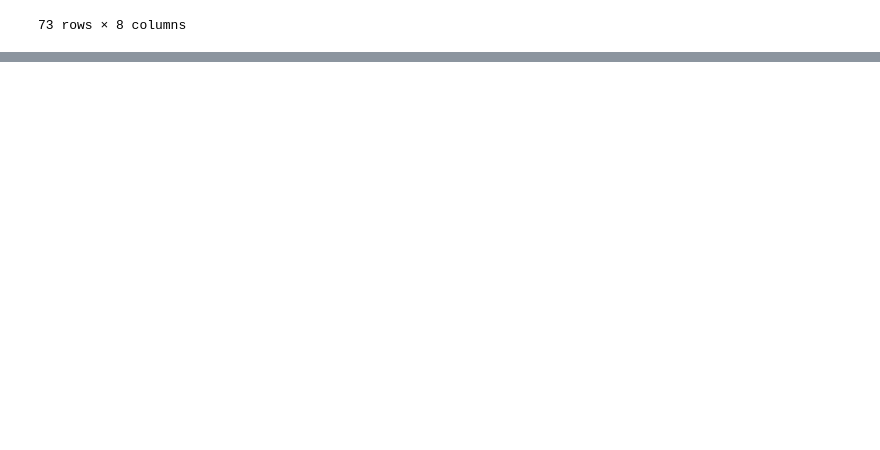
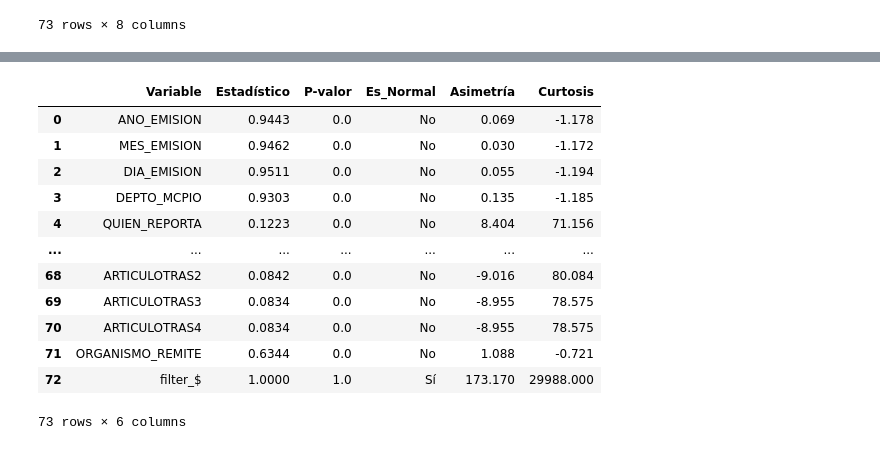
Before and after one commit to FerAHMz/proy1-md, a Jupyter notebook: data-analist-violencia-intrafamiliar/analisis_violenciaIntra.ipynb, the cells around one changed output, grey strips where cells are left out. Drawn from its saved outputs; the diff is of its cells as text; code cells hidden in the pictures; blank space fills up the shorter version.

Commit message:
inciso b

```diff
--- a/data-analist-violencia-intrafamiliar/analisis_violenciaIntra.ipynb
+++ b/data-analist-violencia-intrafamiliar/analisis_violenciaIntra.ipynb
@@ -290,3 +294,66 @@ ESTADÍSTICAS ADICIONALES
 | ORGANISMO_REMITE | 36.262511 | 17.0 | 17.0 | 36.677530 | 1345.241171 | 1.087958 | -0.720542 | 98.0 |
 | filter_$ | 0.000033 | 0.0 | 0.0 | 0.005775 | 0.000033 | 173.170436 | 29988.000000 | 1.0 |
 73 rows × 8 columns
+# %%
+# CONTINUACIÓN INCISO 1B) - PRUEBA DE NORMALIDAD
+
+print("="*60)
+print("PRUEBA DE NORMALIDAD (SHAPIRO-WILK)")
+print("="*60)
+print("H0: Los datos siguen una distribución normal")
+print("Si p-valor < 0.05, rechazamos H0 (NO es normal)")
+print("="*60)
+
+resultados_normalidad = []
+
+for col in variables_numericas:
+   # Tomamos una muestra de 5000 datos (límite de Shapiro-Wilk)
+   muestra = data[col].dropna()
+   if len(muestra) > 5000:
+      muestra = muestra.sample(5000, random_state=42)
+
+   if len(muestra) > 3:  # Necesitamos al menos 3 datos
+      stat, p_valor = stats.shapiro(muestra)
+      es_normal = "Sí" if p_valor > 0.05 else "No"
+
+      # Calculamos asimetría y curtosis para entender la distribución
+      asimetria = data[col].skew()
+      curtosis = data[col].kurtosis()
+
+      resultados_normalidad.append({
+         'Variable': col,
+         'Estadístico': round(stat, 4),
+         'P-valor': round(p_valor, 6),
+         'Es_Normal': es_normal,
+         'Asimetría': round(asimetria, 3),
+         'Curtosis': round(curtosis, 3)
+      })
+
+df_normalidad = pd.DataFrame(resultados_normalidad)
+display(df_normalidad)
+
+# Interpretación de las distribuciones
+print("\n" + "="*60)
+print("INTERPRETACIÓN DE LAS DISTRIBUCIONES")
+print("="*60)
+
+for _, row in df_normalidad.iterrows():
+   print(f"\n Variable: {row['Variable']}")
+   print(f"   - Es normal: {row['Es_Normal']}")
+
+   # Interpretamos la asimetría
+   if row['Asimetría'] > 0.5:
+      print(f"   - Asimetría ({row['Asimetría']}): Sesgada a la DERECHA (cola larga hacia valores altos)")
+   elif row['Asimetría'] < -0.5:
+      print(f"   - Asimetría ({row['Asimetría']}): Sesgada a la IZQUIERDA (cola larga hacia valores bajos)")
+   else:
+      print(f"   - Asimetría ({row['Asimetría']}): Aproximadamente SIMÉTRICA")
+
+   # Interpretamos la curtosis
+   if row['Curtosis'] > 1:
+      print(f"   - Curtosis ({row['Curtosis']}): LEPTOCÚRTICA (pico alto, colas pesadas)")
+   elif row['Curtosis'] < -1:
+      print(f"   - Curtosis ({row['Curtosis']}): PLATICÚRTICA (pico bajo, colas ligeras)")
+   else:
+      print(f"   - Curtosis ({row['Curtosis']}): MESOCÚRTICA (similar a normal)")
+# %% [output]
@@ -292,0 +366,13 @@ ESTADÍSTICAS ADICIONALES
+|  | Variable | Estadístico | P-valor | Es_Normal | Asimetría | Curtosis |
+| 0 | ANO_EMISION | 0.9443 | 0.0 | No | 0.069 | -1.178 |
+| 1 | MES_EMISION | 0.9462 | 0.0 | No | 0.030 | -1.172 |
+| 2 | DIA_EMISION | 0.9511 | 0.0 | No | 0.055 | -1.194 |
+| 3 | DEPTO_MCPIO | 0.9303 | 0.0 | No | 0.135 | -1.185 |
+| 4 | QUIEN_REPORTA | 0.1223 | 0.0 | No | 8.404 | 71.156 |
+| ... | ... | ... | ... | ... | ... | ... |
+| 68 | ARTICULOTRAS2 | 0.0842 | 0.0 | No | -9.016 | 80.084 |
+| 69 | ARTICULOTRAS3 | 0.0834 | 0.0 | No | -8.955 | 78.575 |
+| 70 | ARTICULOTRAS4 | 0.0834 | 0.0 | No | -8.955 | 78.575 |
+| 71 | ORGANISMO_REMITE | 0.6344 | 0.0 | No | 1.088 | -0.721 |
+| 72 | filter_$ | 1.0000 | 1.0 | Sí | 173.170 | 29988.000 |
+73 rows × 6 columns
```
Also changed, not shown: parts of 3 cells of this notebook, 1 other file.
